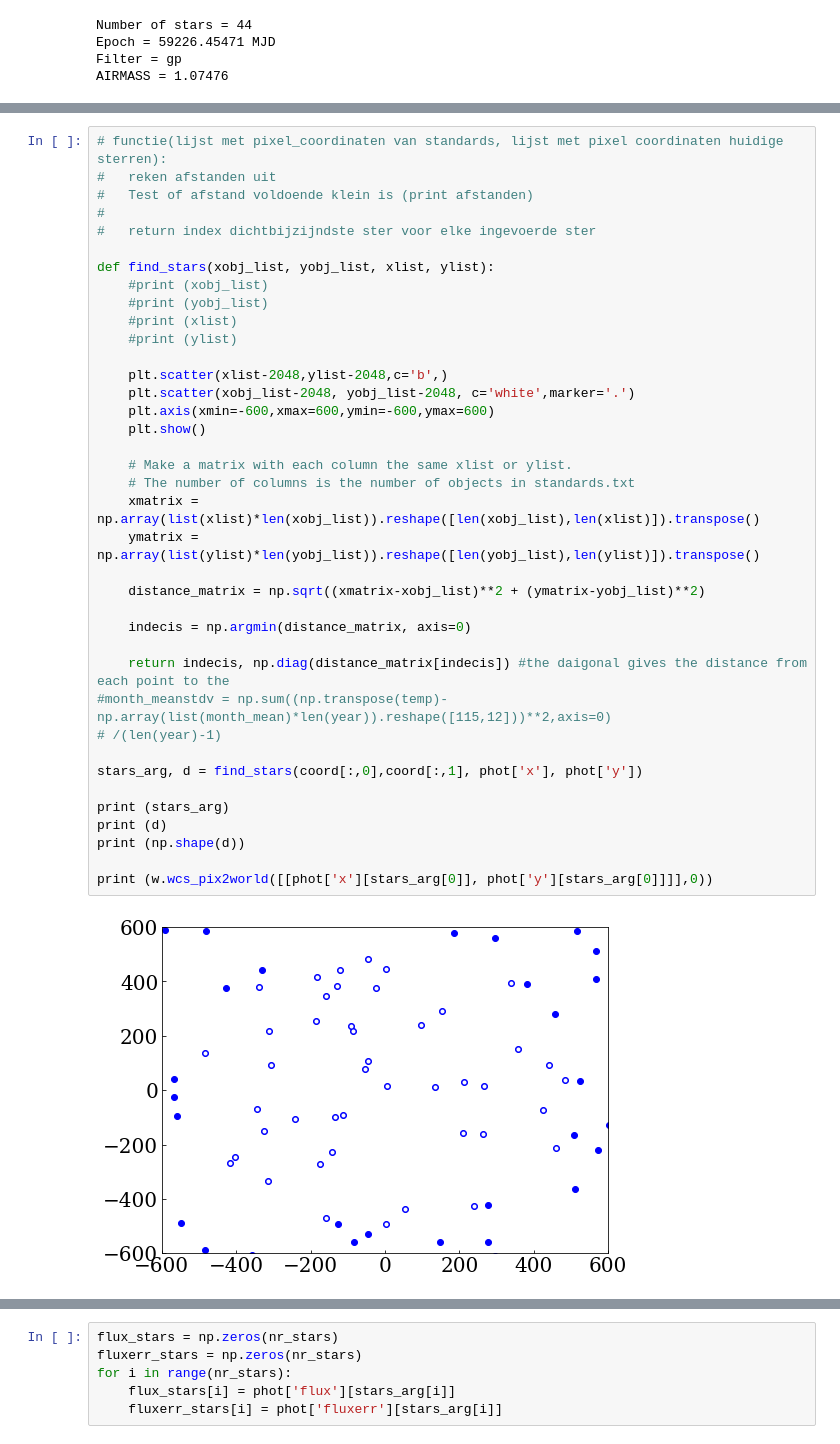
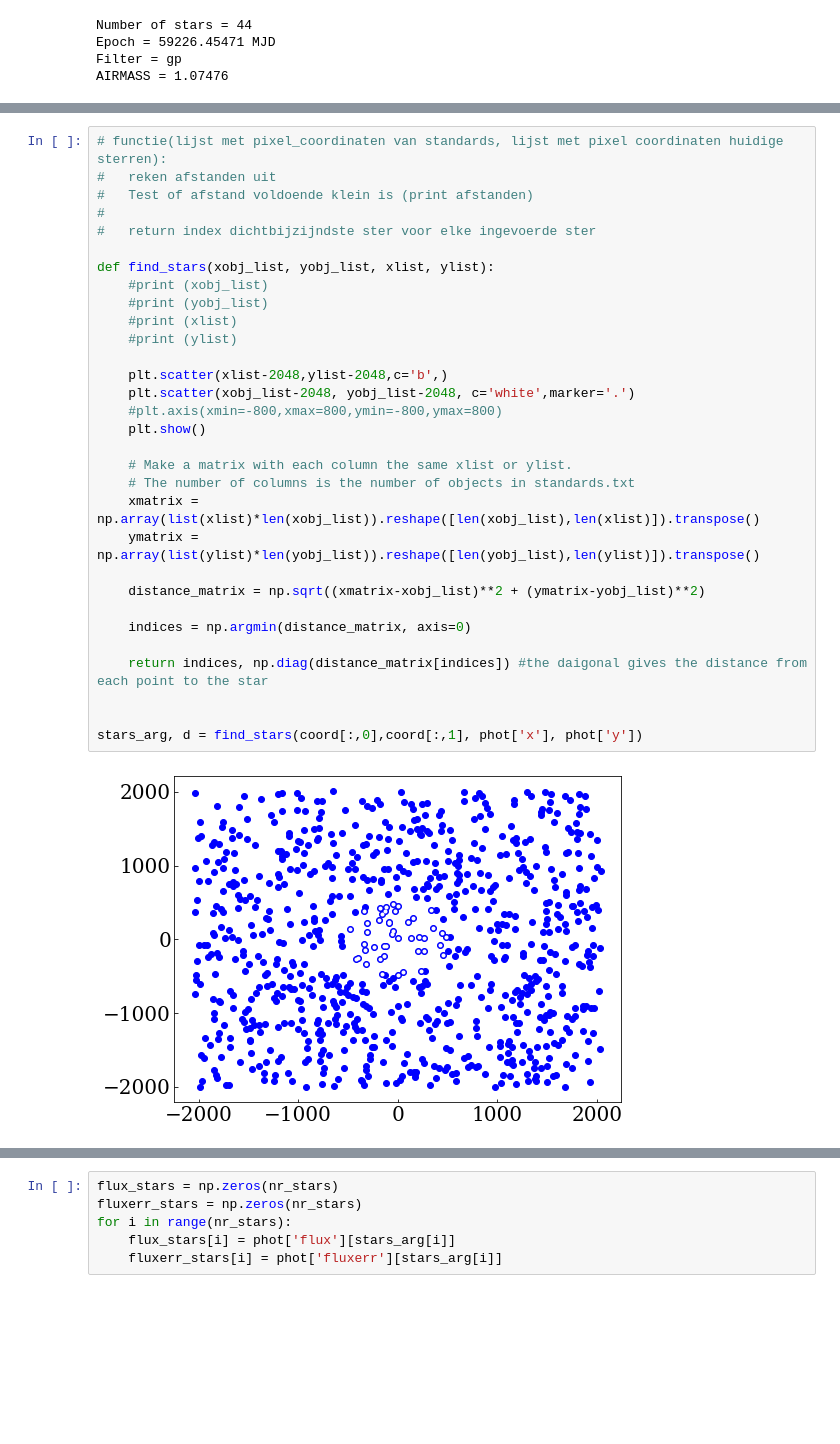
Before and after one commit to BartOuwehand/BRPJ0600, a Jupyter notebook: testfile2.ipynb, the cells around one changed output, grey strips where cells are left out. Cells and saved outputs as stored; diff of their text form; blank space fills up the shorter version.

```diff
--- a/testfile2.ipynb
+++ b/testfile2.ipynb
@@ -75,40 +79,33 @@ coord = w.wcs_world2pix(coord_world,0)
 # %%
 # functie(lijst met pixel_coordinaten van standards, lijst met pixel coordinaten huidige sterren):
 #   reken afstanden uit
 #   Test of afstand voldoende klein is (print afstanden)
 #
 #   return index dichtbijzijndste ster voor elke ingevoerde ster
 
 def find_stars(xobj_list, yobj_list, xlist, ylist):
     #print (xobj_list)
     #print (yobj_list)
     #print (xlist)
     #print (ylist)
 
     plt.scatter(xlist-2048,ylist-2048,c='b',)
     plt.scatter(xobj_list-2048, yobj_list-2048, c='white',marker='.')
-    plt.axis(xmin=-600,xmax=600,ymin=-600,ymax=600)
+    #plt.axis(xmin=-800,xmax=800,ymin=-800,ymax=800)
     plt.show()
 
     # Make a matrix with each column the same xlist or ylist.
     # The number of columns is the number of objects in standards.txt
     xmatrix = np.array(list(xlist)*len(xobj_list)).reshape([len(xobj_list),len(xlist)]).transpose()
     ymatrix = np.array(list(ylist)*len(yobj_list)).reshape([len(yobj_list),len(ylist)]).transpose()
 
     distance_matrix = np.sqrt((xmatrix-xobj_list)**2 + (ymatrix-yobj_list)**2)
 
-    indecis = np.argmin(distance_matrix, axis=0)
+    indices = np.argmin(distance_matrix, axis=0)
 
-    return indecis, np.diag(distance_matrix[indecis]) #the daigonal gives the distance from each point to the
-#month_meanstdv = np.sum((np.transpose(temp)-np.array(list(month_mean)*len(year)).reshape([115,12]))**2,axis=0)
-# /(len(year)-1)
+    return indices, np.diag(distance_matrix[indices]) #the daigonal gives the distance from each point to the star
+
 
 stars_arg, d = find_stars(coord[:,0],coord[:,1], phot['x'], phot['y'])
-
-print (stars_arg)
-print (d)
-print (np.shape(d))
-
-print (w.wcs_pix2world([[phot['x'][stars_arg[0]], phot['y'][stars_arg[0]]]],0))
 # %% [output]
-[figure, old version]
+[figure, new version]
```
Also changed, not shown: parts of 4 cells of this notebook, 1 other file.
